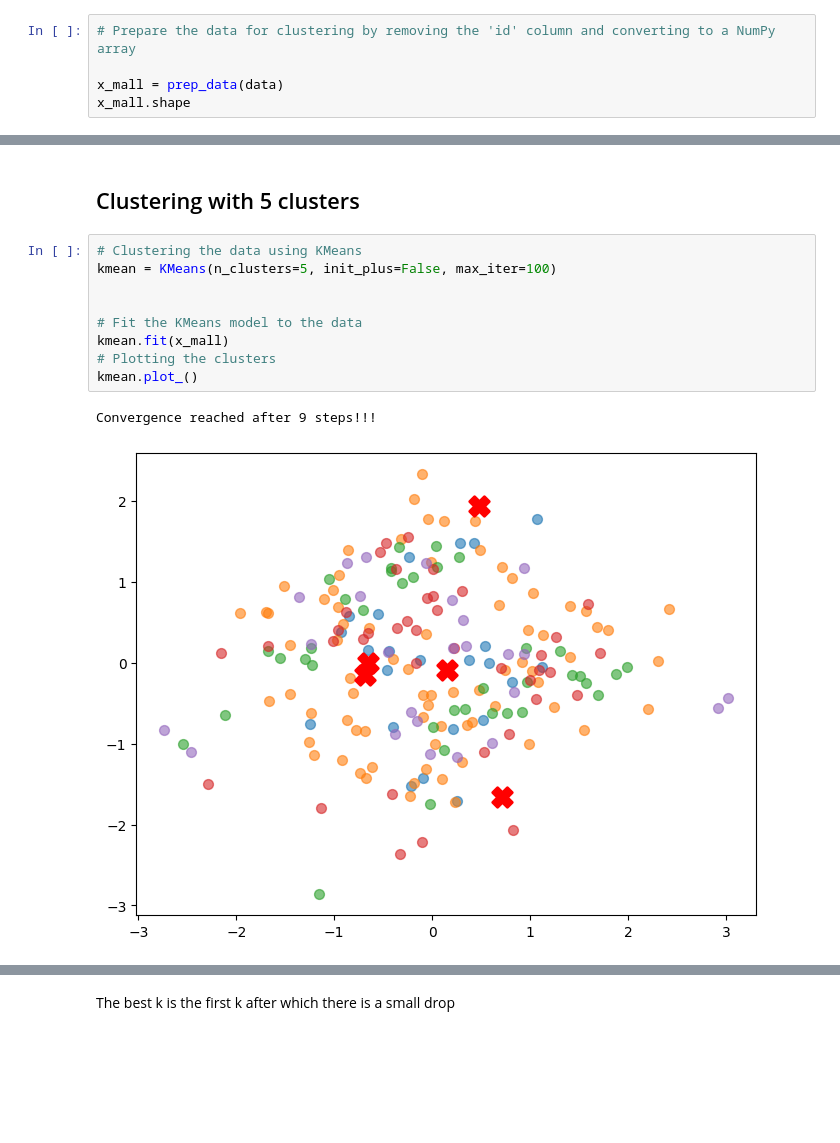
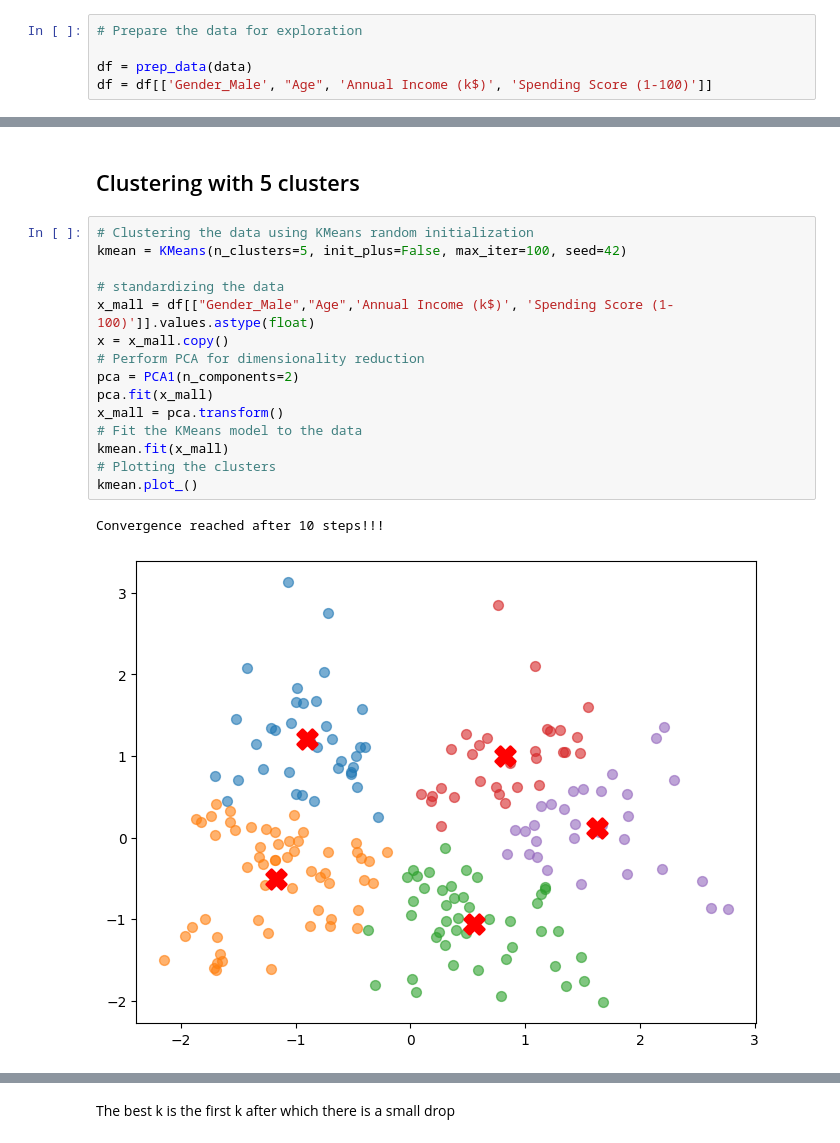
Before and after one commit to Jordan-buwa/K-Means, a Jupyter notebook: test.ipynb, the cells around one changed output, grey strips where cells are left out. Saved outputs shown, nothing was run; the diff lists cells and outputs as text; blank space fills up the shorter version.

Commit message:
Committing changes in test and kmean class

```diff
--- a/test.ipynb
+++ b/test.ipynb
@@ -23,5 +35,5 @@ data.head()
 # %%
-# Prepare the data for clustering by removing the 'id' column and converting to a NumPy array
+# Prepare the data for exploration
 
-x_mall = prep_data(data)
-x_mall.shape
+df = prep_data(data)
+df = df[['Gender_Male', "Age", 'Annual Income (k$)', 'Spending Score (1-100)']]
@@ -30,17 +72,23 @@ x_mall.shape
 # %% [markdown]
 ## Clustering with 5 clusters
 # %%
-# Clustering the data using KMeans
-kmean = KMeans(n_clusters=5, init_plus=False, max_iter=100)
+# Clustering the data using KMeans random initialization
+kmean = KMeans(n_clusters=5, init_plus=False, max_iter=100, seed=42)
 
-
+# standardizing the data
+x_mall = df[["Gender_Male","Age",'Annual Income (k$)', 'Spending Score (1-100)']].values.astype(float)
+x = x_mall.copy()
+# Perform PCA for dimensionality reduction
+pca = PCA1(n_components=2)
+pca.fit(x_mall)
+x_mall = pca.transform()
 # Fit the KMeans model to the data
 kmean.fit(x_mall)
 # Plotting the clusters
 kmean.plot_()
 # %% [output]
-Convergence reached after 9 steps!!!
+Convergence reached after 10 steps!!!
-[figure, old version]
+[figure, new version]
 # %%
 # Clustering the data using KMeans++
 kmean = KMeans(n_clusters=5, init_plus=True, max_iter=100, seed=42)
```
Also changed, not shown: parts of 30 cells of this notebook, 5 other files.
